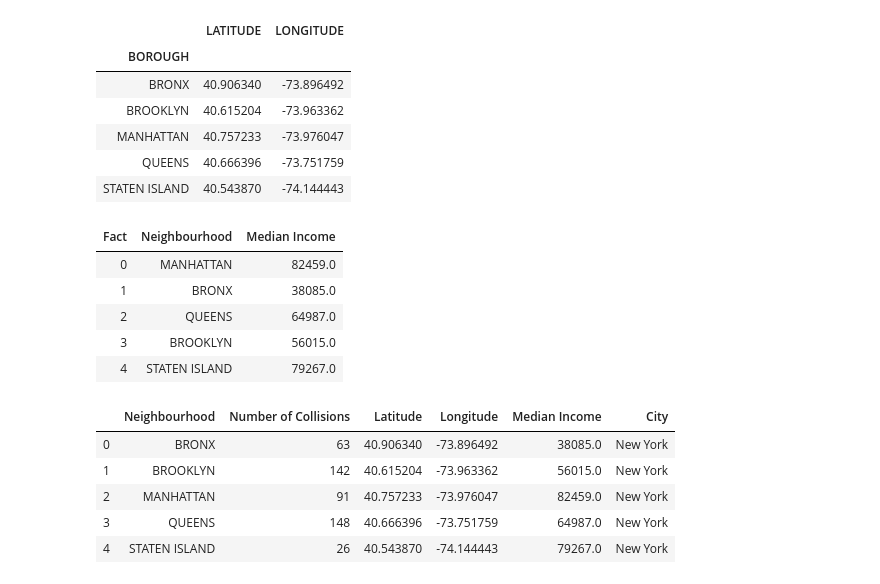
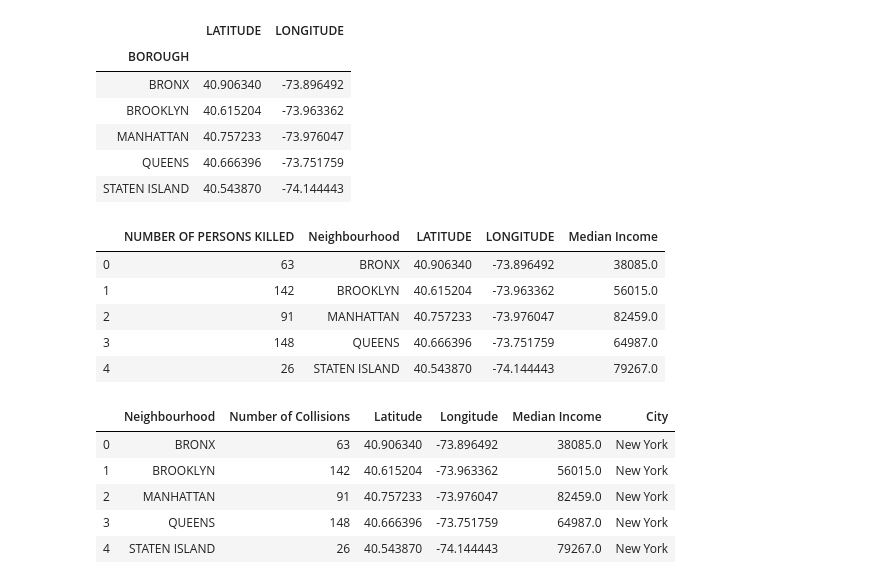
Before and after one commit to nupurgupta5292/SES-vs-Fatal-Road-Collisions, a Jupyter notebook: New York/ny-fatalties.ipynb, the cells around one changed output. Cells and saved outputs as stored; diff of their text form; code cells hidden in the pictures.

```diff
--- a/New York/ny-fatalties.ipynb
+++ b/New York/ny-fatalties.ipynb
@@ -262,18 +262,18 @@ locations['Neighbourhood']=locations.index
 ny_income=ny_income_data_df.rename(columns={'Boroughs':'Neighbourhood',
                                            'Median household income (in 2018 dollars), 2014-2018':'Median Income'})
 ny_income=ny_income[['Neighbourhood','Median Income']]
-ny_income
-# %% [output]
-| Fact | Neighbourhood | Median Income |
-| 0 | MANHATTAN | 82459.0 |
-| 1 | BRONX | 38085.0 |
-| 2 | QUEENS | 64987.0 |
-| 3 | BROOKLYN | 56015.0 |
-| 4 | STATEN ISLAND | 79267.0 |
 # %%
 # create a combined table for neighbourhood income and collisions (for merging)
 ny_hood_data=pd.merge(fatalties_df,locations, how='left' )
 ny_hood_data=pd.merge(ny_hood_data,ny_income, how='outer')
+ny_hood_data
+# %% [output]
+|  | NUMBER OF PERSONS KILLED | Neighbourhood | LATITUDE | LONGITUDE | Median Income |
+| 0 | 63 | BRONX | 40.906340 | -73.896492 | 38085.0 |
+| 1 | 142 | BROOKLYN | 40.615204 | -73.963362 | 56015.0 |
+| 2 | 91 | MANHATTAN | 40.757233 | -73.976047 | 82459.0 |
+| 3 | 148 | QUEENS | 40.666396 | -73.751759 | 64987.0 |
+| 4 | 26 | STATEN ISLAND | 40.543870 | -74.144443 | 79267.0 |
 # %%
 # rename and format prior to merge
 ny_hood_data=ny_hood_data.rename(columns={'NUMBER OF PERSONS KILLED':'Number of Collisions', 'LATITUDE':'Latitude','LONGITUDE':'Longitude'})
```
Also changed, not shown: 7 other files.
